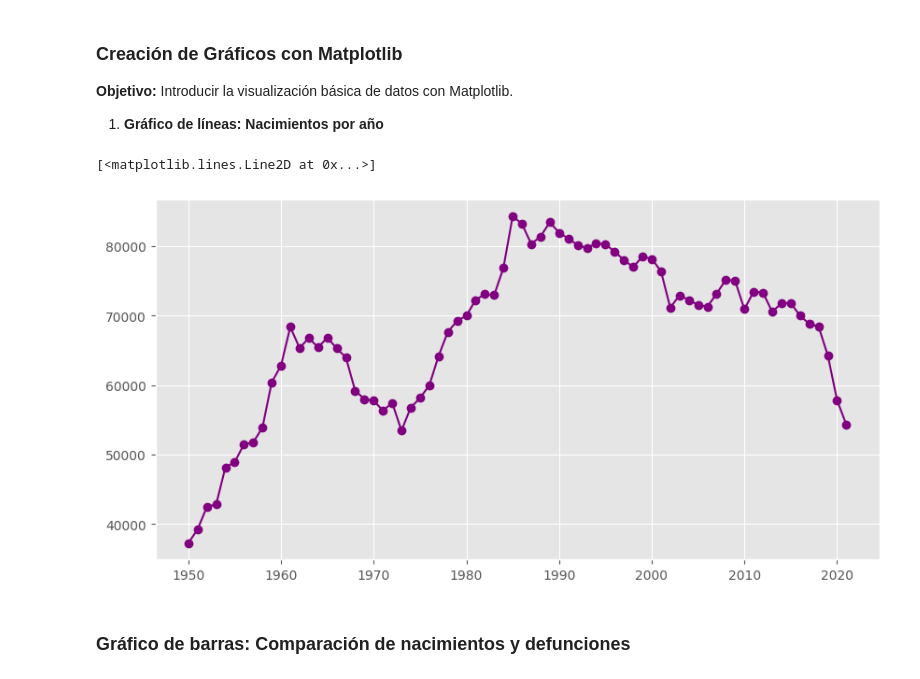
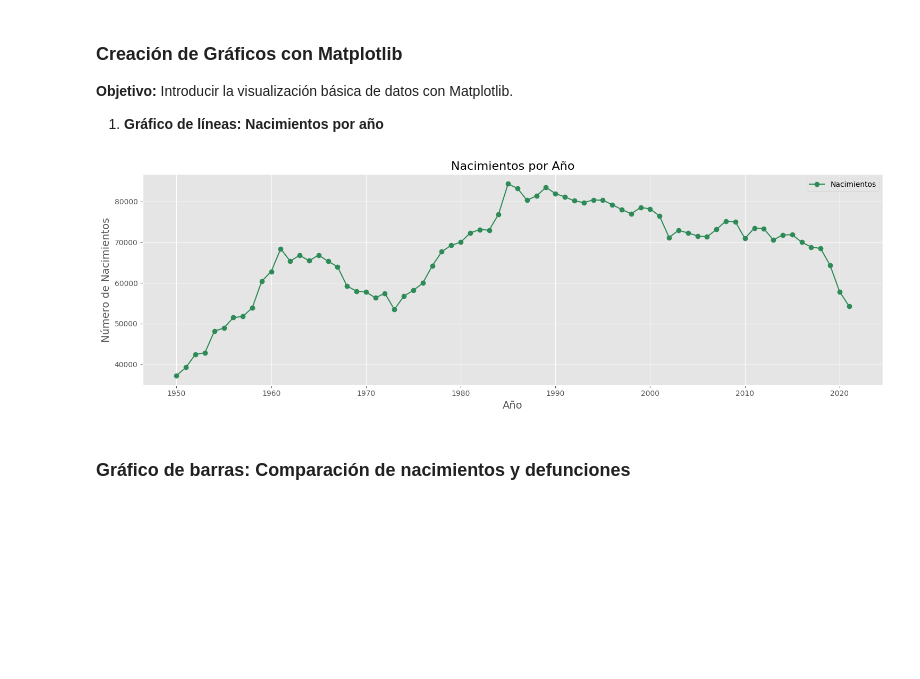
Before and after one commit to JaneAndrey777/Clase-12---Python, a Jupyter notebook: Tarea/Tarea Semana 12.ipynb, the cells around one changed output. Cells and saved outputs as stored; diff of their text form; code cells hidden in the pictures; blank space fills up the shorter version.

```diff
--- a/Tarea/Tarea Semana 12.ipynb
+++ b/Tarea/Tarea Semana 12.ipynb
@@ -159,16 +159,26 @@ df.head()
 # %%
 import matplotlib.pyplot as plt
 
+# Configuración de estilo para las gráficas
 plt.style.use("ggplot")
-plt.rcParams["figure.figsize"] = (10, 5) #detalle tamaño del liezo
+plt.rcParams["figure.figsize"] = (15, 5) # Define el tamaño por defecto de las figuras: 8x4 pulgadas
 
+
+fig, ax = plt.subplots()
 anios = df['Año']
 nacimientos = df['Nacimientos']
 
-plt.plot(anios, nacimientos, marker='o', color='purple', label='Nacimientos')
+
+ax.plot(anios, nacimientos, marker='o', color='seagreen', label='Nacimientos')
+
+
+ax.set_title('Nacimientos por Año', fontsize=16)
+ax.set_xlabel('Año', fontsize=14)
+ax.set_ylabel('Número de Nacimientos', fontsize=14)
+ax.legend()
+plt.tight_layout()
 # %% [output]
-[<matplotlib.lines.Line2D at 0x...>]
-[figure, old version]
+[figure, new version]
 # %% [markdown]
 ### **Gráfico de barras: Comparación de nacimientos y defunciones**
 # %%
```
Also changed, not shown: parts of 1 cell of this notebook.
